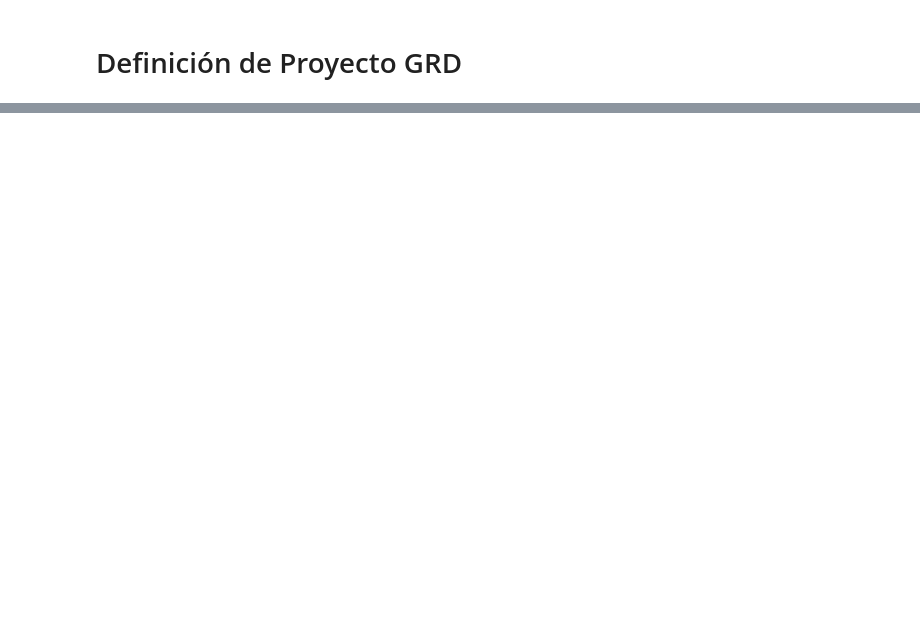
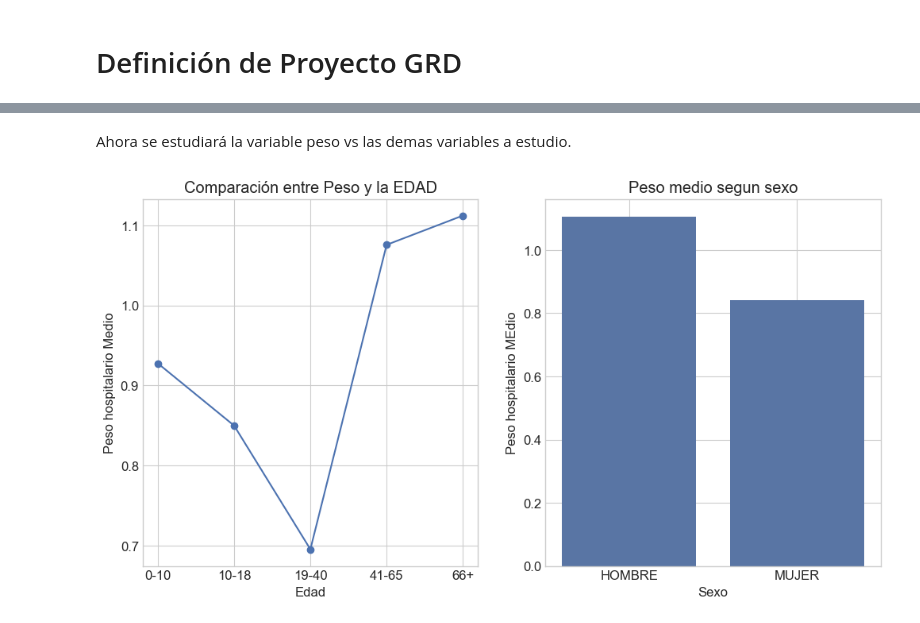
Before and after one commit to LuisPinoV/InferenciaEstadistica, a Jupyter notebook: notebooks/Definicion proyecto.ipynb, the cells around one changed output, grey strips where cells are left out. Cells and saved outputs as stored; diff of their text form; code cells hidden in the pictures; blank space fills up the shorter version.

```diff
--- a/notebooks/Definicion proyecto.ipynb
+++ b/notebooks/Definicion proyecto.ipynb
@@ -102,0 +243,29 @@ Recuerde que un buen proyecto no solo aplica técnicas estadísticas correctamen
+# %% [markdown]
+Ahora se estudiará la variable peso vs las demas variables a estudio.
+# %%
+plt.figure(figsize=(12, 6))
+
+plt.subplot(1, 2, 1)
+df_grouped = df.groupby('rango_etario')['IR_29301_PESO'].mean().reset_index()
+
+# Graficar
+plt.plot(df_grouped['rango_etario'], df_grouped['IR_29301_PESO'], marker='o', linestyle='-')
+plt.title("Comparación entre Peso y la EDAD")
+plt.xlabel("Edad")
+plt.ylabel("Peso hospitalario Medio")
+plt.grid(True)
+
+plt.show()
+
+plt.subplot(1, 2, 1)
+df_grouped = df.groupby('SEXO')['IR_29301_PESO'].mean().reset_index()
+
+# Graficar
+sns.barplot(x = df_grouped['SEXO'], y = df_grouped['IR_29301_PESO'])
+plt.title("Peso medio segun sexo")
+plt.xlabel("Sexo")
+plt.ylabel("Peso hospitalario MEdio")
+plt.grid(True)
+plt.show()
+# %% [output]
+[figure, added]
```
Also changed, not shown: parts of 20 cells of this notebook, 2 other files.
